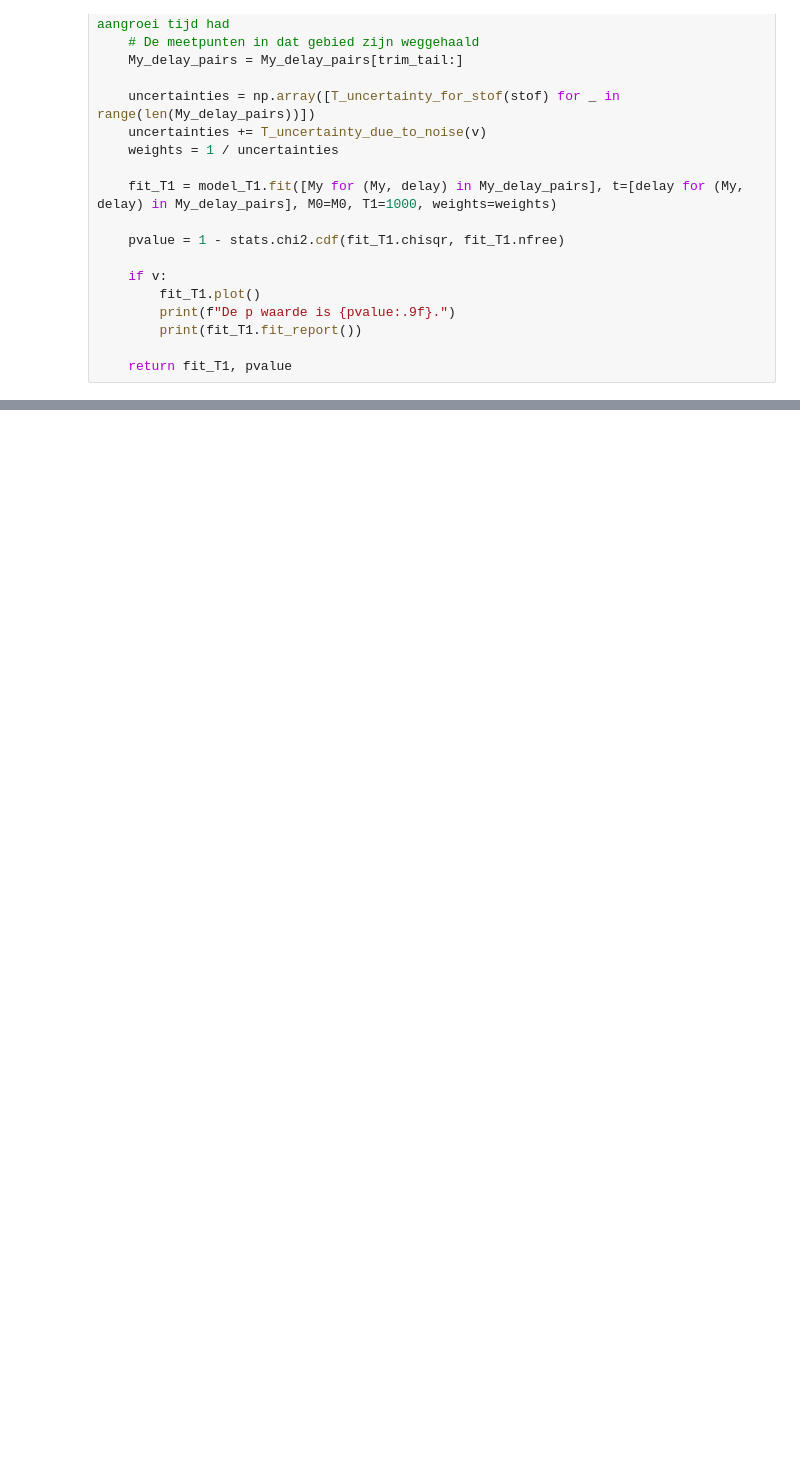
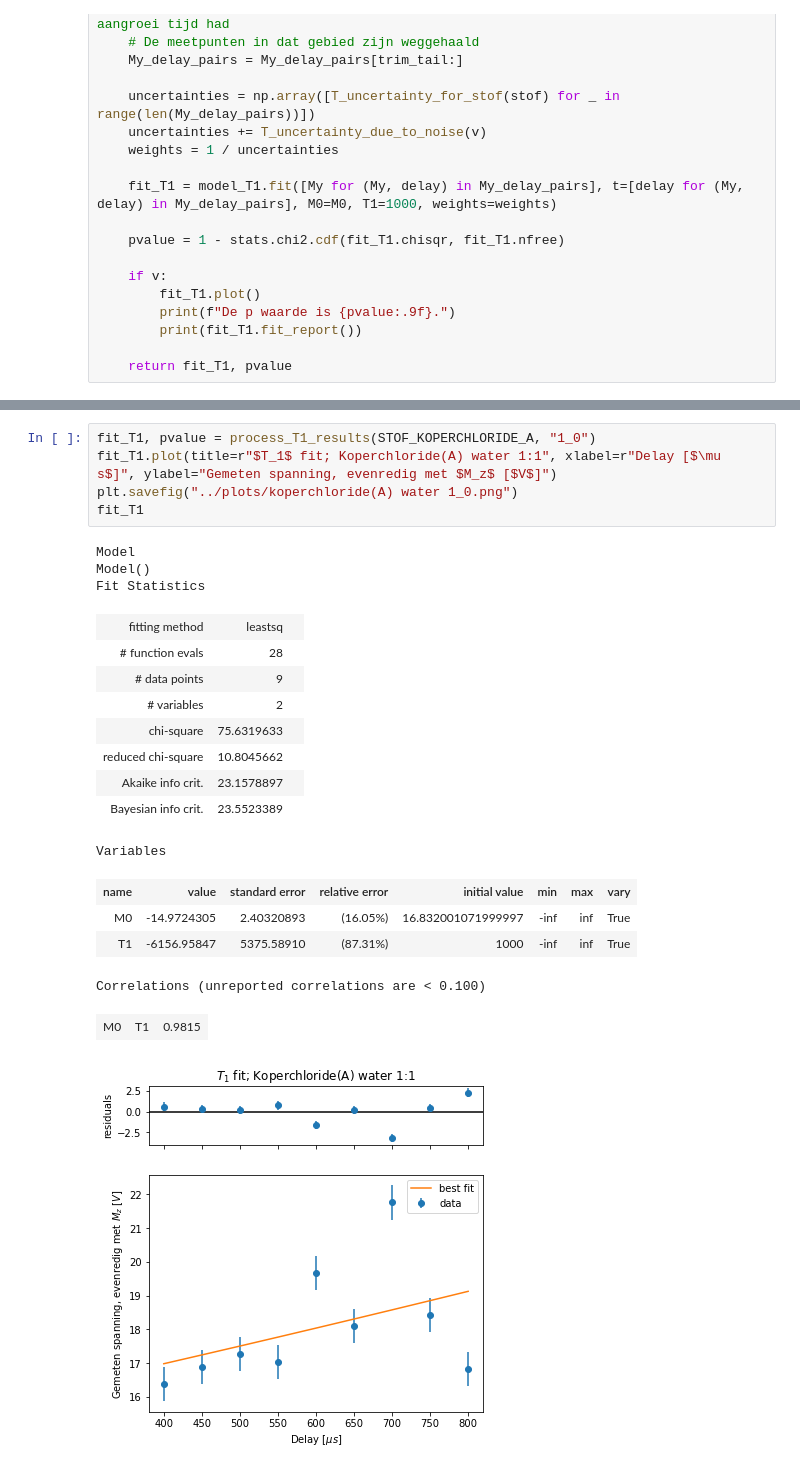
Before and after one commit to everydayanchovies/NMR, a Jupyter notebook: notebooks/nmr_resultaten_T1_max.ipynb, the cells around one changed output, grey strips where cells are left out. Saved outputs shown, nothing was run; the diff lists cells and outputs as text; blank space fills up the shorter version.

```diff
--- a/notebooks/nmr_resultaten_T1_max.ipynb
+++ b/notebooks/nmr_resultaten_T1_max.ipynb
@@ -73,0 +74,24 @@ Correlations (unreported correlations are < 0.100)
+# %%
+fit_T1, pvalue = process_T1_results(STOF_KOPERCHLORIDE_A, "1_0")
+fit_T1.plot(title=r"$T_1$ fit; Koperchloride(A) water 1:1", xlabel=r"Delay [$\mu s$]", ylabel="Gemeten spanning, evenredig met $M_z$ [$V$]")
+plt.savefig("../plots/koperchloride(A) water 1_0.png")
+fit_T1
+# %% [output]
+Model
+Model()
+Fit Statistics
+| fitting method | leastsq |  |
+| # function evals | 28 |  |
+| # data points | 9 |  |
+| # variables | 2 |  |
+| chi-square | 75.6319633 |  |
+| reduced chi-square | 10.8045662 |  |
+| Akaike info crit. | 23.1578897 |  |
+| Bayesian info crit. | 23.5523389 |  |
+Variables
+| name | value | standard error | relative error | initial value | min | max | vary |
+| M0 | -14.9724305 | 2.40320893 | (16.05%) | 16.832001071999997 | -inf | inf | True |
+| T1 | -6156.95847 | 5375.58910 | (87.31%) | 1000 | -inf | inf | True |
+Correlations (unreported correlations are < 0.100)
+| M0 | T1 | 0.9815 |
+[figure, added]
```
Also changed, not shown: parts of 6 cells of this notebook, 1 other file.
